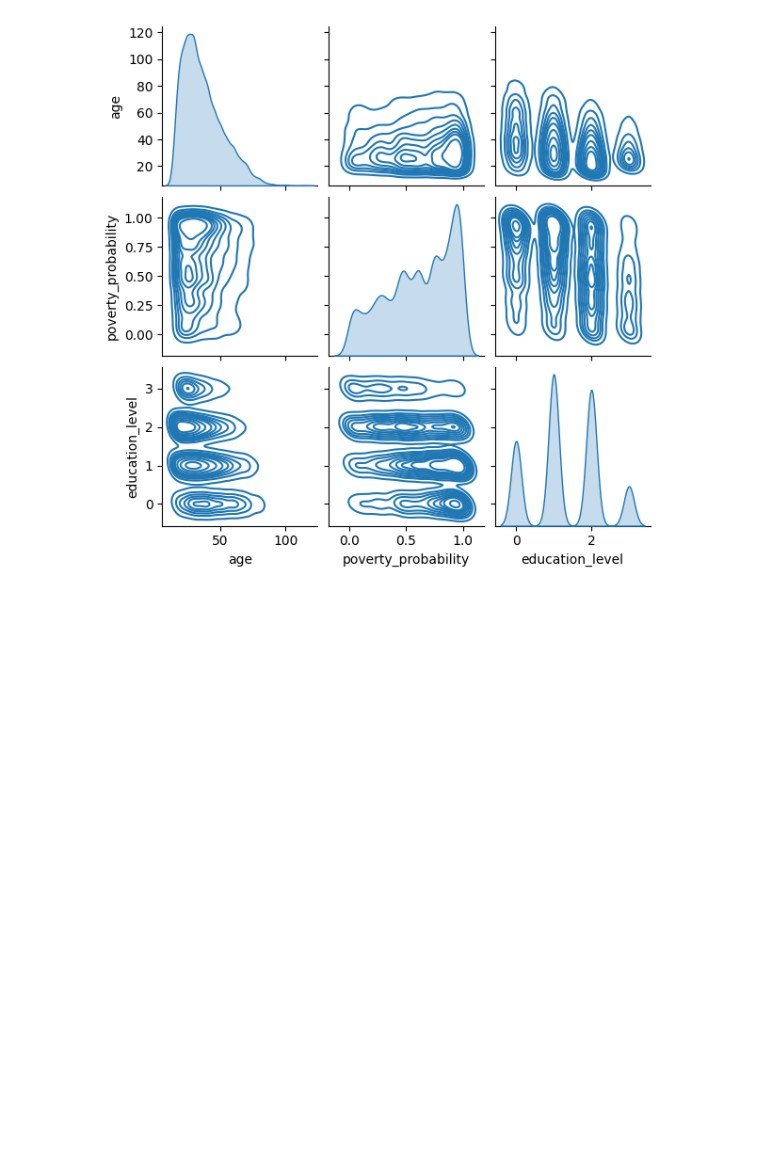
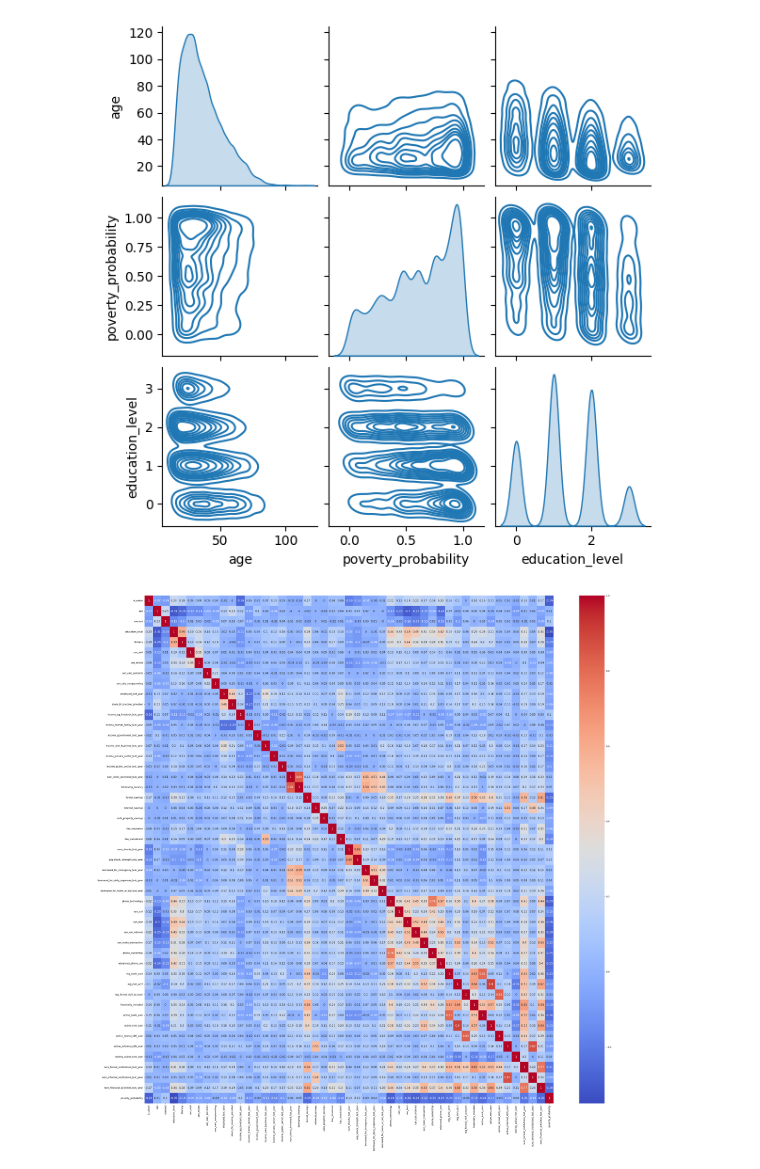
Before and after one commit to jsemeano/IMK_Python_Workshop, a Jupyter notebook: Tag_2/2_Visualisierung.ipynb, the cells around one changed output. Saved outputs shown, nothing was run; the diff lists cells and outputs as text; code cells hidden in the pictures; blank space fills up the shorter version.

```diff
--- a/Tag_2/2_Visualisierung.ipynb
+++ b/Tag_2/2_Visualisierung.ipynb
@@ -173,3 +165,8 @@ sns.scatterplot(x="age", y="poverty_probability", hue='gender', size="education_
 sns.pairplot(data = df[["age", "poverty_probability",  "education_level"]], height=2, kind='kde'); # , hue='gender'
 # %% [output]
 [figure]
+# %%
+plt.figure(figsize = (40,40))
+sns.heatmap(round(df.drop(columns = ['country','gender','religion' 	,'relationship_to_hh_head','employment_category_last_year','employment_type_last_year']).corr(),2), cmap = "coolwarm", annot = True, annot_kws = {"size":12});
+# %% [output]
+[figure, added]
```
Also changed, not shown: parts of 7 cells of this notebook, 11 other files.
